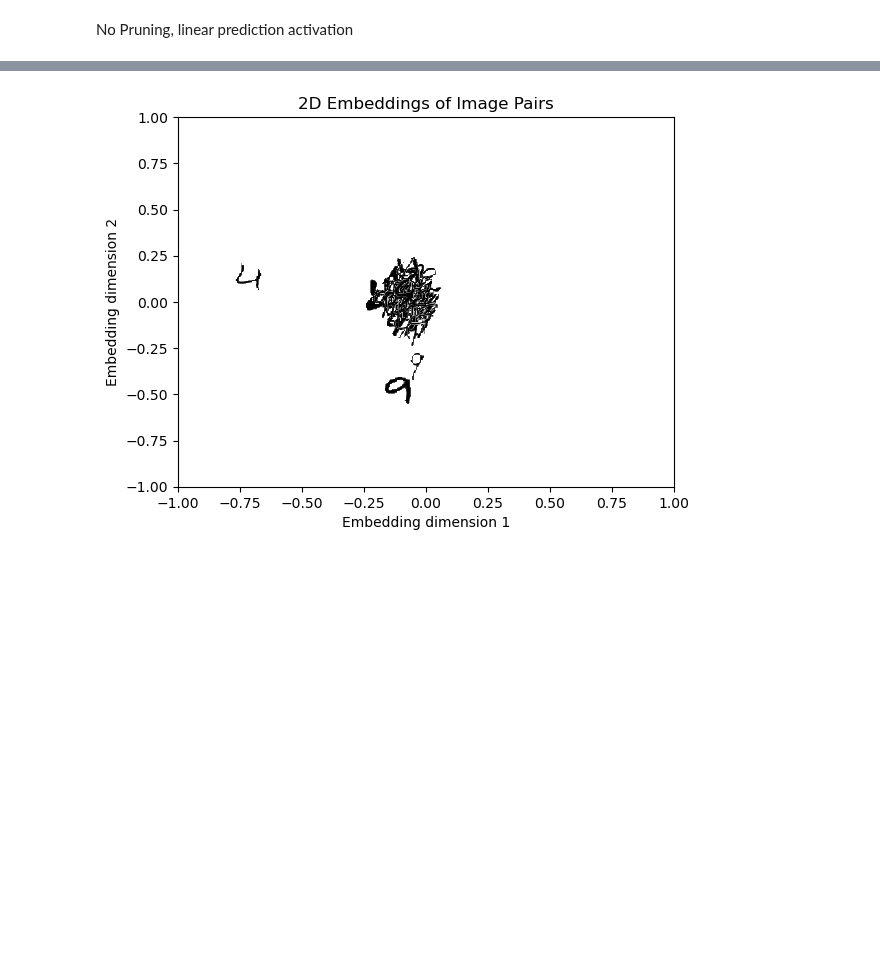
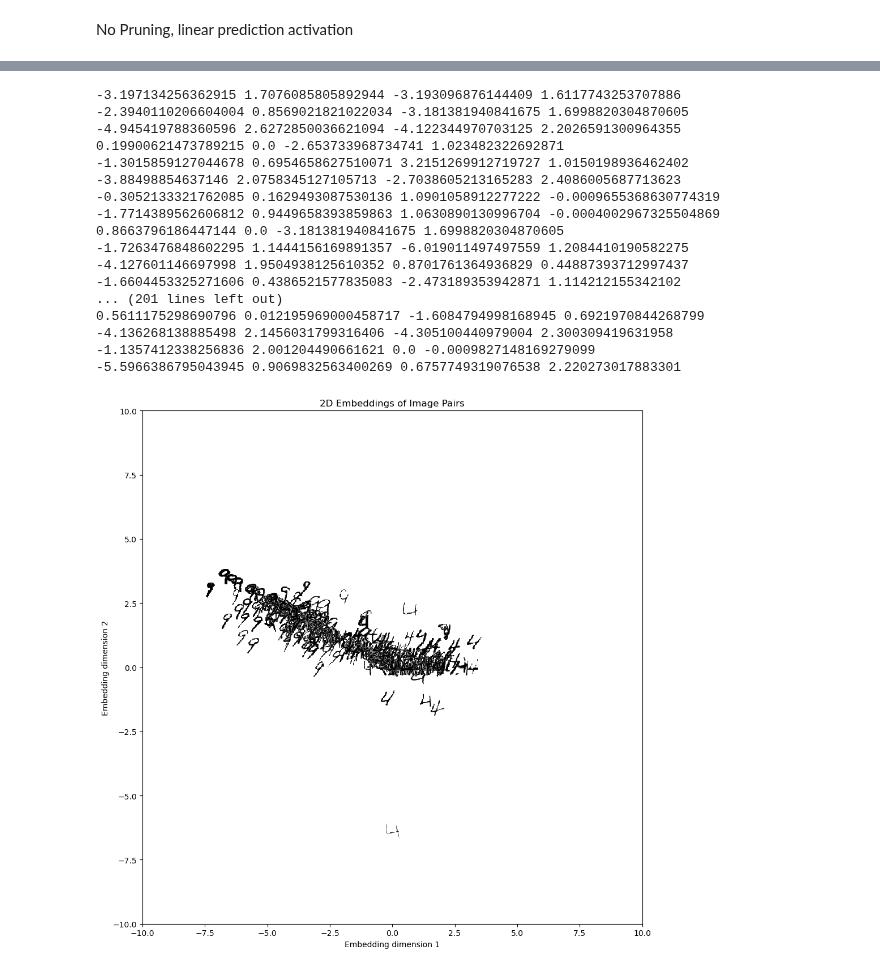
Before and after one commit to cchu70/klab_rotation, a Jupyter notebook: 08_Simple-MLP-unsupervised.ipynb, the cells around one changed output, grey strips where cells are left out. Saved outputs shown, nothing was run; the diff lists cells and outputs as text; code cells hidden in the pictures; blank space fills up the shorter version.

Commit message:
test run gpus

```diff
--- a/08_Simple-MLP-unsupervised.ipynb
+++ b/08_Simple-MLP-unsupervised.ipynb
@@ -47,5 +49,5 @@ For now, directly use the labels to make the pairs. Next, implement pairs that i
 # %%
 train_pair_dataloader, val_pair_dataloader = get_mnist_pairs_loader(
     batch_size=32, train=True, subset_fraction=0.05, validation_ratio=6, seed=42,
-    selected_labels=[4, 9], device='cuda'
+    selected_labels=[4, 9]
 )
@@ -57,0 +66,5 @@ test_pair_dataloader = get_mnist_pairs_loader(batch_size=32, train=False, subset
+# %%
+for X, y in test_pair_dataloader:
+    print(X[0].device, X[1].device)
+    print(y.device)
+    break
@@ -66,14 +84,16 @@ No Pruning, linear prediction activation
 # %%
 DrLIM_model = DrLIMPruneGrowNetwork(
-    gamma=0.1, init_density=0.5, num_training_iter=100,
+    gamma=0.1, init_density=0.5, num_training_iter=500,
     low_mapping_dim=2, prediction_act=lambda x: x, use_grow_prune_prob=False
 )
 
-contrastive_loss_fn = ContrastiveLoss(m=0.2) # if I am using tanh, range is between -1 and 1.
-val_contrastive_loss_fn = ContrastiveLoss(m=0.2, reduction='sum')
+contrastive_loss_fn = ContrastiveLoss(m=5) # if I am using tanh, range is between -1 and 1.
+val_contrastive_loss_fn = ContrastiveLoss(m=5, reduction='sum')
 
 train_losses_epoch, val_losses_epoch, test_df, model_state_dicts = full_train(
     DrLIM_model, train_pair_dataloader, val_pair_dataloader, test_pair_dataloader,
+    model_training_output_dir=model_state_output_dir,
+    override=True,
     learning_rate = 1e-3,
     loss_fn=contrastive_loss_fn,
     val_loss_fn=val_contrastive_loss_fn,
@@ -126,37 +153,55 @@ from matplotlib.offsetbox import AnnotationBbox, OffsetImage
 DrLIM_model.eval()
 colors = {1: 'red', 0: 'black'}  # Solid colors for points
 line_styles = {1: 'r--', 0: 'k--'}  # Dashed lines for connections
-fig, ax = plt.subplots()
+fig, ax = plt.subplots(figsize=(10, 10))
 
 ax.set_xlabel('Embedding dimension 1')
 ax.set_ylabel('Embedding dimension 2')
 ax.set_title('2D Embeddings of Image Pairs')
-ax.set_ylim(-1, 1)
-ax.set_xlim(-1, 1)
+ax.set_ylim(-10, 10)
+ax.set_xlim(-10, 10)
 
 def plot_img_embedding(img, x, y):
     img[img < -0.1] = np.nan
     im = OffsetImage(img, cmap='gray_r', zoom=1.0)
     return AnnotationBbox(im, (x, y), xycoords='data', frameon=False)
 
 with torch.no_grad():
     artists = []
     for X, y in train_pair_dataloader:
         pred = DrLIM_model(X)
 
         for i in range(len(pred[0])):
             # Plot points for both images in the pair
             # plt.scatter(pred[0][i, 0], pred[0][i, 1], c=colors[y[i].item()], alpha=0.6)
             # plt.scatter(pred[1][i, 0], pred[1][i, 1], c=colors[y[i].item()], alpha=0.6)
 
             ab = plot_img_embedding(X[0][i].permute(1, 2, 0).numpy(), pred[0][i, 0].item(), pred[0][i, 1].item())
             ax.add_artist(ab)
 
             ab = plot_img_embedding(X[1][i].permute(1, 2, 0).numpy(), pred[1][i, 0].item(), pred[1][i, 1].item())
             ax.add_artist(ab)
 
-        break
-
+            if i > 5:
+                break
+    plt.tight_layout()
     plt.show()
 # %% [output]
+-3.197134256362915 1.7076085805892944 -3.193096876144409 1.6117743253707886
+-2.3940110206604004 0.8569021821022034 -3.181381940841675 1.6998820304870605
+-4.945419788360596 2.6272850036621094 -4.122344970703125 2.2026591300964355
+0.19900621473789215 0.0 -2.653733968734741 1.023482322692871
+-1.3015859127044678 0.6954658627510071 3.2151269912719727 1.0150198936462402
+-3.88498854637146 2.0758345127105713 -2.7038605213165283 2.4086005687713623
+-0.3052133321762085 0.1629493087530136 1.0901058912277222 -0.0009655368630774319
+-1.7714389562606812 0.9449658393859863 1.0630890130996704 -0.0004002967325504869
+0.8663796186447144 0.0 -3.181381940841675 1.6998820304870605
+-1.7263476848602295 1.1444156169891357 -6.019011497497559 1.2084410190582275
+-4.127601146697998 1.9504938125610352 0.8701761364936829 0.44887393712997437
+-1.6604453325271606 0.4386521577835083 -2.473189353942871 1.114212155342102
+... (201 lines left out)
+0.5611175298690796 0.012195969000458717 -1.6084794998168945 0.6921970844268799
+-4.136268138885498 2.1456031799316406 -4.305100440979004 2.300309419631958
+-1.1357412338256836 2.001204490661621 0.0 -0.0009827148169279099
+-5.5966386795043945 0.9069832563400269 0.6757749319076538 2.220273017883301
-[figure, old version]
+[figure, new version]
```
Also changed, not shown: parts of 14 cells of this notebook, 30 other files.
